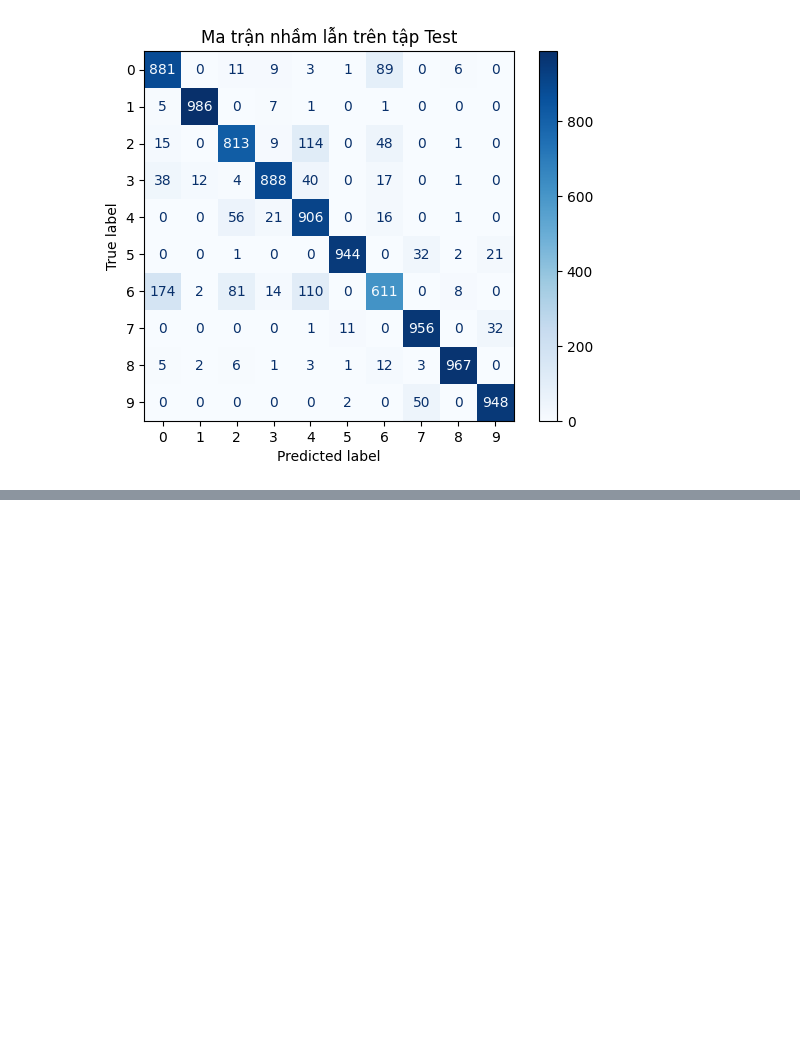
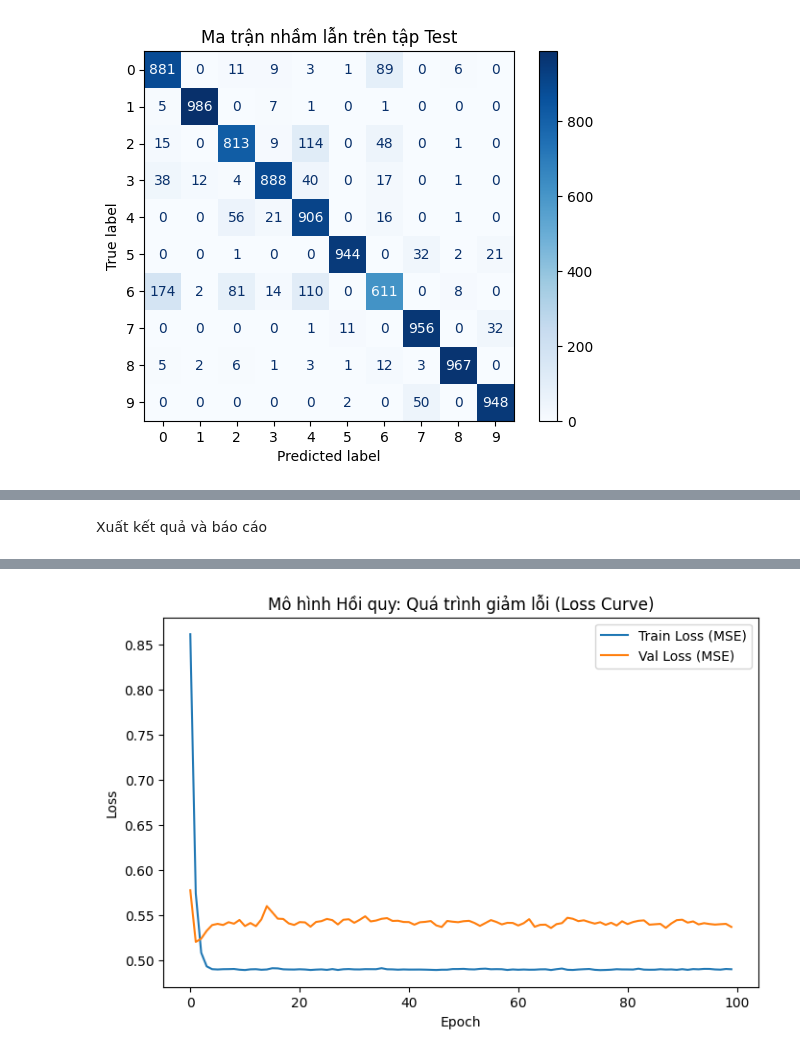
Before and after one commit to dangchicong/hocsau, a Jupyter notebook: Do_an.ipynb, the cells around one changed output, grey strips where cells are left out. Drawn from its saved outputs; the diff is of its cells as text; code cells hidden in the pictures; blank space fills up the shorter version.

```diff
--- a/Do_an.ipynb
+++ b/Do_an.ipynb
@@ -258,0 +312,17 @@ weighted avg       0.89      0.89      0.89     10000
+# %%
+import tensorflow as tf
+from tensorflow.keras import models, layers, optimizers
+
+# Giải phóng bộ nhớ đệm để máy chạy mượt hơn
+tf.keras.backend.clear_session()
+
+# Định nghĩa mô hình hồi quy tuyến tính đơn giản
+model_reg = models.Sequential([
+    layers.Dense(1, input_shape=(1,))
+])
+
+# Cấu hình siêu tham số: SGD với Learning Rate 0.01
+model_reg.compile(optimizer=optimizers.SGD(learning_rate=0.01), loss='mse')
+
+# Huấn luyện trong 100 Epochs
+history_reg = model_reg.fit(X_train, y_train, validation_data=(X_val, y_val), epochs=100, verbose=1)
@@ -258,0 +347,23 @@ weighted avg       0.89      0.89      0.89     10000
+# %% [markdown]
+Xuất kết quả và báo cáo
+# %%
+from sklearn.metrics import r2_score
+import matplotlib.pyplot as plt
+
+# Dự đoán trên tập Validation
+y_pred = model_reg.predict(X_val)
+
+# Tính chỉ số R2
+r2 = r2_score(y_val, y_pred)
+print(f"Chỉ số R2 Score của mô hình: {r2:.4f}")
+
+# Vẽ biểu đồ đường cong hàm mất mát
+plt.figure(figsize=(8, 5))
+plt.plot(history_reg.history['loss'], label='Train Loss (MSE)')
+plt.plot(history_reg.history['val_loss'], label='Val Loss (MSE)')
+plt.title('Mô hình Hồi quy: Quá trình giảm lỗi (Loss Curve)')
+plt.xlabel('Epoch')
+plt.ylabel('Loss')
+plt.legend()
+plt.show()
+# %% [output]
@@ -258,0 +372 @@ weighted avg       0.89      0.89      0.89     10000
+[figure, added]
```
Also changed, not shown: parts of 8 cells of this notebook.
